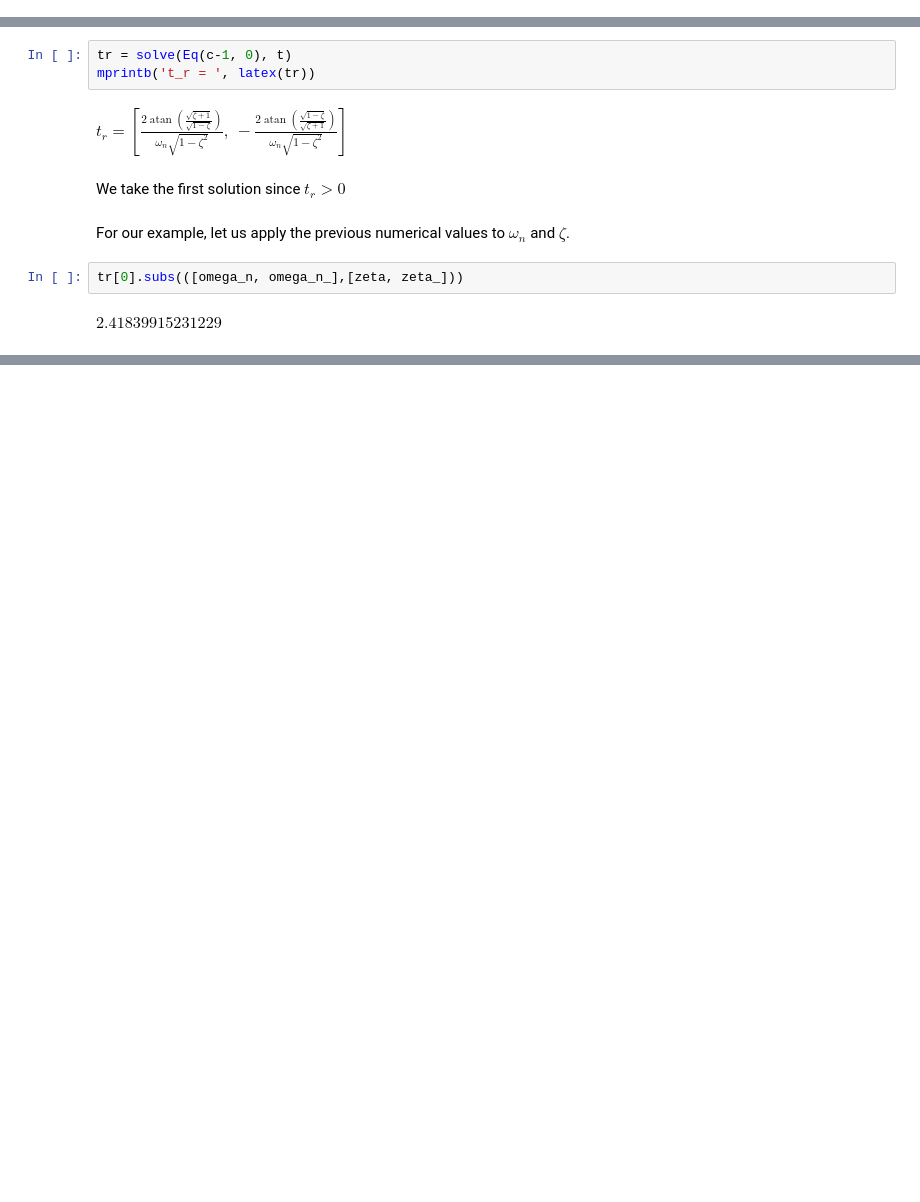
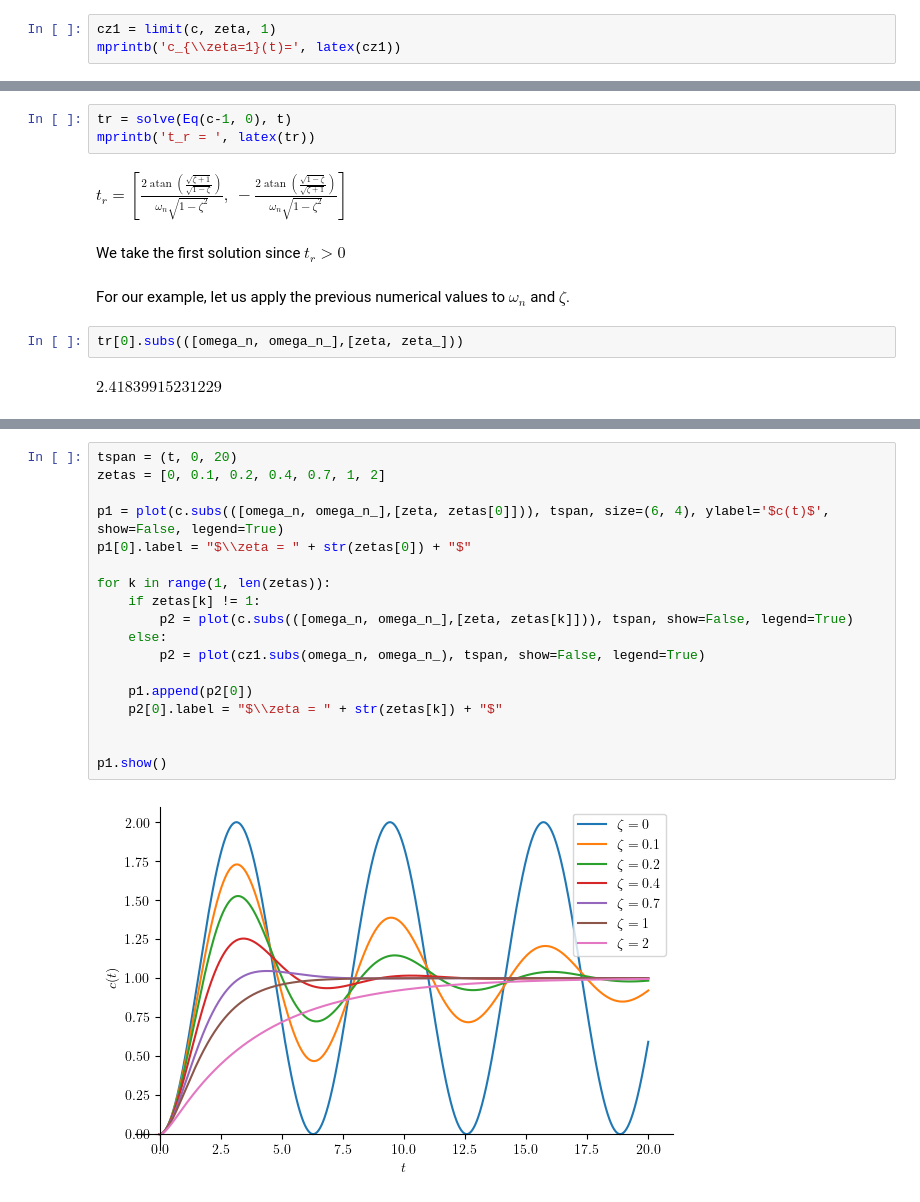
Before and after one commit to auralius/control-systems-with-sympy, a Jupyter notebook: second-order.ipynb, the cells around one changed output, grey strips where cells are left out. Cells and saved outputs as stored; diff of their text form; blank space fills up the shorter version.

```diff
--- a/second-order.ipynb
+++ b/second-order.ipynb
@@ -87,0 +92,3 @@ $\displaystyle c(t)=1 + \frac{\left(- \zeta \sin{\left(\omega_{n} t \sqrt{1 - \z
+# %%
+cz1 = limit(c, zeta, 1)
+mprintb('c_{\\zeta=1}(t)=', latex(cz1))
@@ -238,0 +266,20 @@ $\displaystyle 2.41839915231229$
+# %%
+tspan = (t, 0, 20)
+zetas = [0, 0.1, 0.2, 0.4, 0.7, 1, 2]
+
+p1 = plot(c.subs(([omega_n, omega_n_],[zeta, zetas[0]])), tspan, size=(6, 4), ylabel='$c(t)$', show=False, legend=True)
+p1[0].label = "$\\zeta = " + str(zetas[0]) + "$"
+
+for k in range(1, len(zetas)):
+    if zetas[k] != 1:
+        p2 = plot(c.subs(([omega_n, omega_n_],[zeta, zetas[k]])), tspan, show=False, legend=True)
+    else:
+        p2 = plot(cz1.subs(omega_n, omega_n_), tspan, show=False, legend=True)
+
+    p1.append(p2[0])
+    p2[0].label = "$\\zeta = " + str(zetas[k]) + "$"
+
+
+p1.show()
+# %% [output]
+[figure, added]
```
Also changed, not shown: parts of 9 cells of this notebook, 1 other file.
